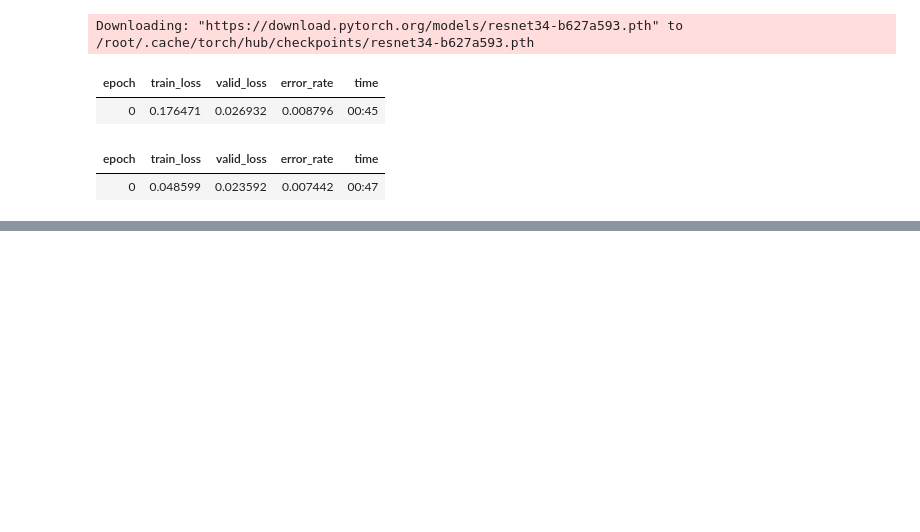
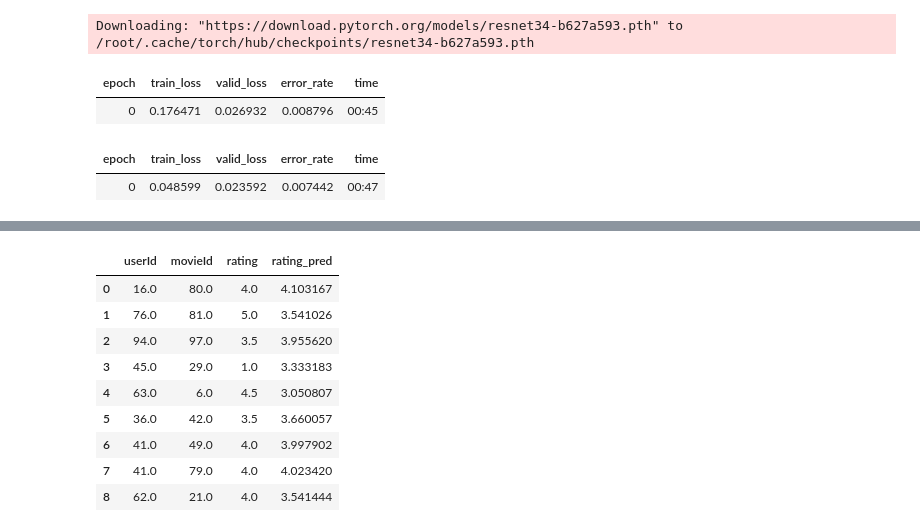
Before and after one commit to MohamedMoustafaNUIG/FastAI_Book, a Jupyter notebook: 01_intro.ipynb, the cells around one changed output, grey strips where cells are left out. Cells and saved outputs as stored; diff of their text form; code cells hidden in the pictures; blank space fills up the shorter version.

```diff
--- a/01_intro.ipynb
+++ b/01_intro.ipynb
@@ -30,0 +151,2 @@ learn.fine_tune(1)
+# %%
+path = untar_data(URLs.ML_SAMPLE)
@@ -30,0 +155,4 @@ learn.fine_tune(1)
+# %%
+dls = CollabDataLoaders.from_csv(path/'ratings.csv')
+# %%
+learn = collab_learner(dls, y_range=(0.5,5.5))
@@ -30,0 +175,3 @@ learn.fine_tune(1)
+# %%
+learn.show_results()
+# %% [output]
@@ -30,0 +179,10 @@ learn.fine_tune(1)
+|  | userId | movieId | rating | rating_pred |
+| 0 | 16.0 | 80.0 | 4.0 | 4.103167 |
+| 1 | 76.0 | 81.0 | 5.0 | 3.541026 |
+| 2 | 94.0 | 97.0 | 3.5 | 3.955620 |
+| 3 | 45.0 | 29.0 | 1.0 | 3.333183 |
+| 4 | 63.0 | 6.0 | 4.5 | 3.050807 |
+| 5 | 36.0 | 42.0 | 3.5 | 3.660057 |
+| 6 | 41.0 | 49.0 | 4.0 | 3.997902 |
+| 7 | 41.0 | 79.0 | 4.0 | 4.023420 |
+| 8 | 62.0 | 21.0 | 4.0 | 3.541444 |
```
Also changed, not shown: parts of 34 cells of this notebook.
